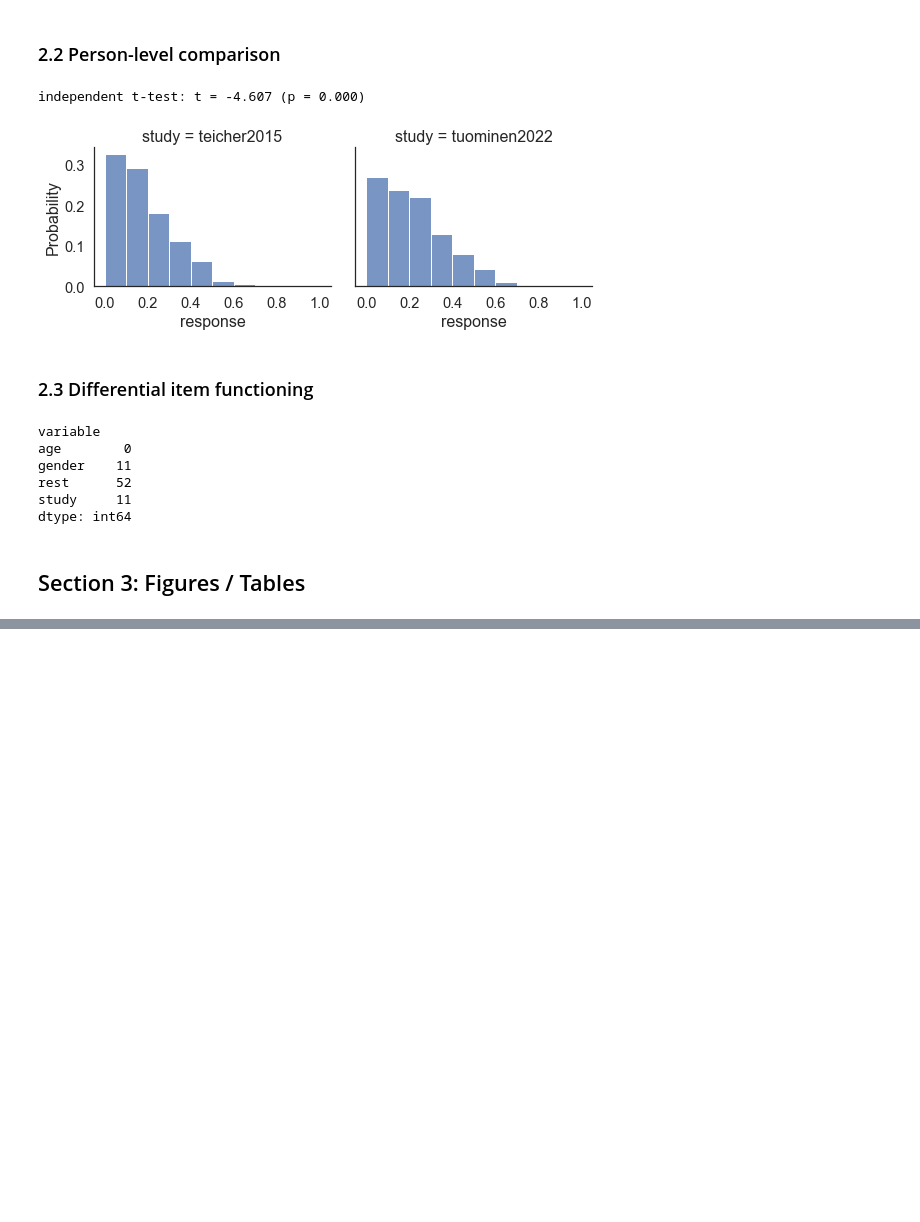
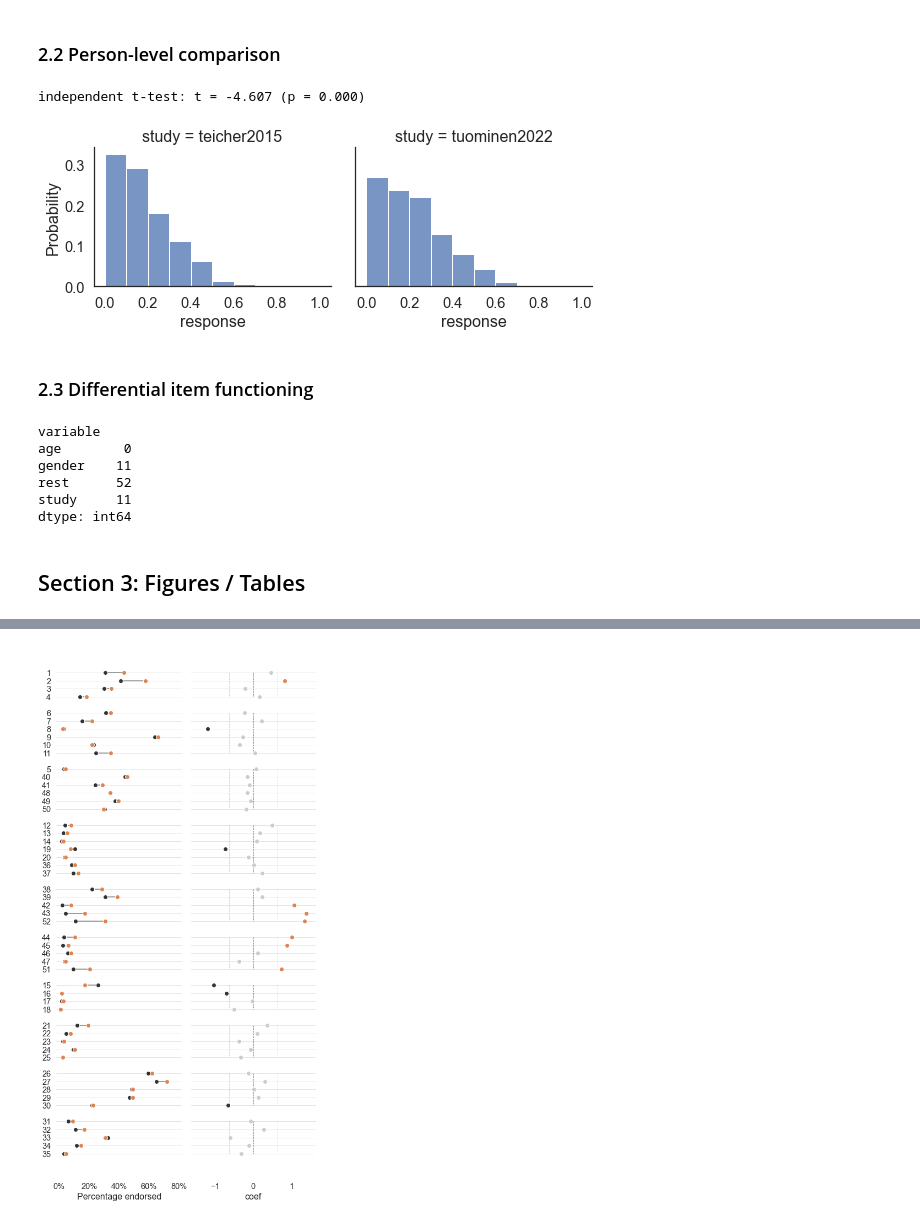
Before and after one commit to szorowi1/mace-irt, a Jupyter notebook: analysis/01_Descriptive.ipynb, the cells around one changed output, grey strips where cells are left out. Drawn from its saved outputs; the diff is of its cells as text; code cells hidden in the pictures; blank space fills up the shorter version.

```diff
--- a/analysis/01_Descriptive.ipynb
+++ b/analysis/01_Descriptive.ipynb
@@ -259,0 +208,69 @@ print(table.round(2).to_latex(index=False))
+# %%
+## Restrict to available data.
+mace = mace[mace.response.notnull()]
+
+## Construct tables.
+index = ['subscale','item']
+table = mace.pivot_table('response',index,'study').reset_index()
+table = table.merge(dif.loc[dif.variable == 'study', ['item','coef']])
+
+## Add fake rows (for padding).
+for i in range(9): table = table.append({'item':-(i+1)},ignore_index=True)
+
+## Sort items.
+order = [1, 2, 3, 4, -1, 6, 7, 8, 9, 10, 11, -2, 5, 40, 41, 48, 49, 50, -3, 12, 13, 14, 19, 20, 36, 37,
+         -4, 38, 39, 42, 43, 52, -5, 44, 45, 46, 47, 51, -6, 15, 16, 17, 18, -7, 21, 22, 23, 24, 25, -8,
+         26, 27, 28, 29, 30, -9, 31, 32, 33, 34, 35]
+table = table.set_index('item').loc[order].reset_index()
+# %%
+#~~~~~~~~~~~~~~~~~~~~~~~~~~~~~~~~~~~~~~~~~~#
+### Define parameters.
+#~~~~~~~~~~~~~~~~~~~~~~~~~~~~~~~~~~~~~~~~~~#
+
+## Initialize canvas.
+fig, axes = plt.subplots(1, 2, figsize=(7,14), sharey=True, constrained_layout=True)
+
+## Define aesthetics.
+yticks = [i for i, coef in enumerate(table.coef) if not np.isnan(coef)]
+palette = np.where(table.coef < -0.638, '0.2', np.where(table.coef > 0.638, '#dd8452', '0.8'))
+bounds = [-0.638, 0.00, 0.638]
+
+#~~~~~~~~~~~~~~~~~~~~~~~~~~~~~~~~~~~~~~~~~~#
+### Panel A: Absolute rates.
+#~~~~~~~~~~~~~~~~~~~~~~~~~~~~~~~~~~~~~~~~~~#
+
+## Plot connecting lines.
+for i, (x, y) in enumerate(zip(table.teicher2015, table.tuominen2022)):
+    axes[0].plot([x,y], [i,i], color='0.5')
+
+## Plot points.
+sns.stripplot(x='teicher2015', y='item', data=table, order=table.item, color='0.2', orient='h',
+              jitter=False, size=8, linewidth=1, edgecolor='w', ax=axes[0])
+sns.stripplot(x='tuominen2022', y='item', data=table, order=table.item, color='#dd8452', orient='h',
+              jitter=False, size=8, linewidth=1, edgecolor='w', ax=axes[0])
+
+## Add details.
+axes[0].set(yticks=yticks, ylabel='', xlim=(-0.02, 0.82), xticks=[0.0, 0.2, 0.4, 0.6, 0.8],
+            xticklabels=['0%', '20%', '40%', '60%', '80%'], xlabel='Percentage endorsed')
+axes[0].grid(which='major', axis='y', lw=0.5)
+
+#~~~~~~~~~~~~~~~~~~~~~~~~~~~~~~~~~~~~~~~~~~#
+### Panel B: Relative rates.
+#~~~~~~~~~~~~~~~~~~~~~~~~~~~~~~~~~~~~~~~~~~#
+
+## Plot points.
+sns.stripplot(x='coef', y='item', data=table, order=table.item, palette=palette, orient='h',
+              jitter=False, size=8, linewidth=1, edgecolor='w', ax=axes[1])
+
+## Add lines.
+for subscale in table.subscale.unique():
+    ix = table.query(f'subscale == "{subscale}"').index
+    axes[1].vlines(bounds, ix.min(), ix.max(), colors=['0.8','0.5','0.8'], linestyles='--', lw=0.9)
+
+## Add details.
+axes[1].set(yticks=yticks, ylabel='', xlim=(-1.65,1.65))
+axes[1].grid(which='major', axis='y', lw=0.5)
+
+sns.despine(left=True, right=True, top=True, bottom=True)
+# %% [output]
+[figure, added]
```
Also changed, not shown: parts of 2 cells of this notebook, 1 other file.
